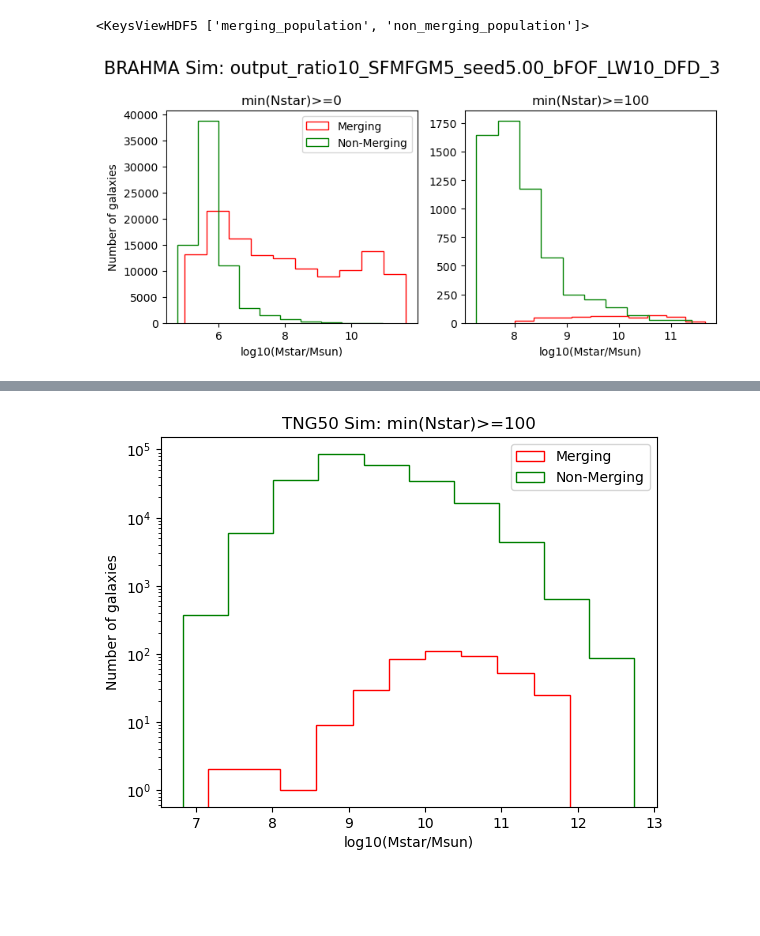
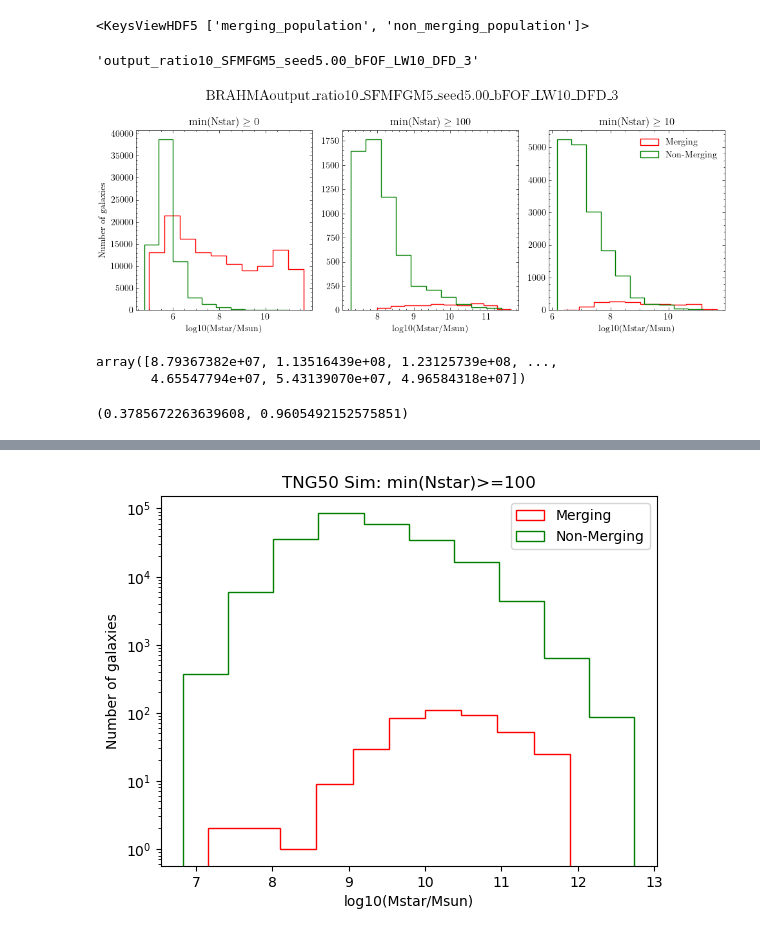
Before and after one commit to pranav-satheesh/host_galaxies, a Jupyter notebook: notebooks/control_sample_analysis_w_brahma_galaxy_mergers.ipynb, the cells around one changed output, grey strips where cells are left out. Drawn from its saved outputs; the diff is of its cells as text; code cells hidden in the pictures; blank space fills up the shorter version.

Commit message:
brahma population files created

```diff
--- a/notebooks/control_sample_analysis_w_brahma_galaxy_mergers.ipynb
+++ b/notebooks/control_sample_analysis_w_brahma_galaxy_mergers.ipynb
@@ -25,34 +30,55 @@ simName = basePath.split('/')[-2]
+# %%
+def load_pop_file(basePath,pop_file_path,minN_values):
+    #
+    pop_file_name = pop_file_path+'population_sort'+'_gas-'+f'{minN_values[0]:03d}'+'_dm-'+f'{minN_values[1]:03d}'+'_star-'+f'{minN_values[2]:03d}'+'_bh-'+f'{minN_values[3]:03d}'+'_brahma.hdf5'
+
+    return h5py.File(pop_file_name,'r')
+# %%
+brahma_pop_Nstar100 =load_pop_file(basePath,pop_file_path,[0,0,100,0])
+brahma_pop_Nstar0 =load_pop_file(basePath,pop_file_path,[0,0,0,0])
+brahma_pop_Nstar10 = load_pop_file(basePath,pop_file_path,[0,0,10,0])
+brahma_pop_Nstar0_bh1 = load_pop_file(basePath,pop_file_path,[0,0,0,1])
 # %%
-minNdm=0
-minNgas=0
-minNstar=100
-minNbh=0
-
-pop_file_name = pop_file_path+'brahma_pop_'+simName+'_gas-'+f'{minNgas:03d}'+'_dm-'+f'{minNdm:03d}'+'_star-'+f'{minNstar:03d}'+'_bh-'+f'{minNbh:03d}'+'.hdf5'
+print(brahma_pop_Nstar100.keys())
+# %% [output]
+<KeysViewHDF5 ['merging_population', 'non_merging_population']>
-# %%
-brahma_pop_Nstar100 = h5py.File(pop_file_name,'r')
-print(brahma_pop_Nstar100.keys())
-# %% [output]
-<KeysViewHDF5 ['merging_population', 'non_merging_population']>
-# %%
-minNstar=0
-pop_file_name = pop_file_path+'brahma_pop_'+simName+'_gas-'+f'{minNgas:03d}'+'_dm-'+f'{minNdm:03d}'+'_star-'+f'{minNstar:03d}'+'_bh-'+f'{minNbh:03d}'+'.hdf5'
-brahma_pop_Nstar0 = h5py.File(pop_file_name,'r')
+# %%
+simName
+# %% [output]
+'output_ratio10_SFMFGM5_seed5.00_bFOF_LW10_DFD_3'
 # %%
-fig,axes = plt.subplots(1,2,figsize=[8,4])
+fig,axes = plt.subplots(1,3,figsize=[10,4])
 axes[0].hist(np.log10(brahma_pop_Nstar0['merging_population']['Mstar'][brahma_pop_Nstar0['merging_population']['Mstar'][:]>0]),bins=10,histtype='step',color='red',label='Merging')
 axes[0].hist(np.log10(brahma_pop_Nstar0['non_merging_population']['Mstar'][brahma_pop_Nstar0['non_merging_population']['Mstar'][:]>0]),bins=10,histtype='step',color='green',label='Non-Merging')
 axes[0].set_xlabel('log10(Mstar/Msun)')
 axes[0].set_ylabel('Number of galaxies')
+axes[0].set_title(r'$\rm min(Nstar)\geq0$')
 
-axes[0].set_title('min(Nstar)>=0')
-axes[1].set_title('min(Nstar)>=100')
+
 axes[1].hist(np.log10(brahma_pop_Nstar100['merging_population']['Mstar'][brahma_pop_Nstar100['merging_population']['Mstar'][:]>0]),bins=10,histtype='step',color='red',label='Merging')
 axes[1].hist(np.log10(brahma_pop_Nstar100['non_merging_population']['Mstar'][brahma_pop_Nstar100['non_merging_population']['Mstar'][:]>0]),bins=10,histtype='step',color='green',label='Non-Merging Nstar>100')
-axes[0].legend(loc="upper right")
+
 axes[1].set_xlabel('log10(Mstar/Msun)')
+axes[1].set_title(r'$\rm min(Nstar)\geq100$')
 
-fig.suptitle('BRAHMA Sim: '+simName,fontsize=16)
+axes[2].hist(np.log10(brahma_pop_Nstar10['merging_population']['Mstar'][brahma_pop_Nstar10['merging_population']['Mstar'][:]>0]),bins=10,histtype='step',color='red',label='Merging')
+axes[2].hist(np.log10(brahma_pop_Nstar10['non_merging_population']['Mstar'][brahma_pop_Nstar10['non_merging_population']['Mstar'][:]>0]),bins=10,histtype='step',color='green',label='Non-Merging')
+axes[2].set_xlabel('log10(Mstar/Msun)')
+axes[2].legend(loc="upper right")
+axes[2].set_title(r'$\rm min(Nstar)\geq10$')
+
+
+
+fig.suptitle('BRAHMA'+simName,fontsize=16)
 fig.tight_layout()
 # %% [output]
-[figure, old version]
+[figure, new version]
+# %%
+brahma_pop_Nstar0['merging_population']['Msubhalo'][:]
+# %% [output]
+array([8.79367382e+07, 1.13516439e+08, 1.23125739e+08, ...,
+       4.65547794e+07, 5.43139070e+07, 4.96584318e+07])
+# %%
+np.sum(brahma_pop_Nstar0['merging_population']['Mstar'][:]==0)/len(brahma_pop_Nstar0['merging_population']['Mstar'][:]),np.sum(brahma_pop_Nstar0['non_merging_population']['Mstar'][:]==0)/len(brahma_pop_Nstar0['non_merging_population']['Mstar'][:])
+# %% [output]
+(0.3785672263639608, 0.9605492152575851)
```
Also changed, not shown: parts of 15 cells of this notebook, 29 other files.
